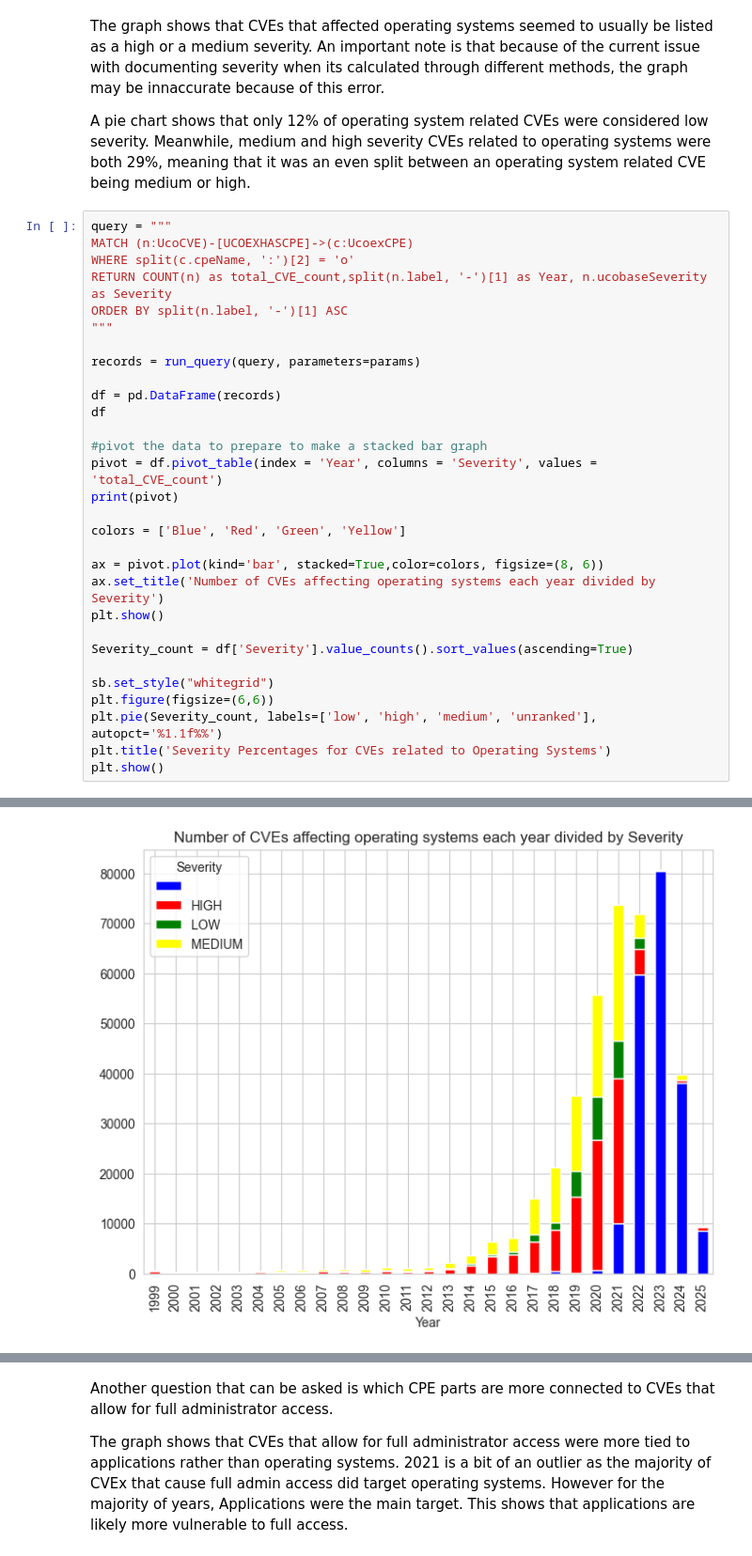
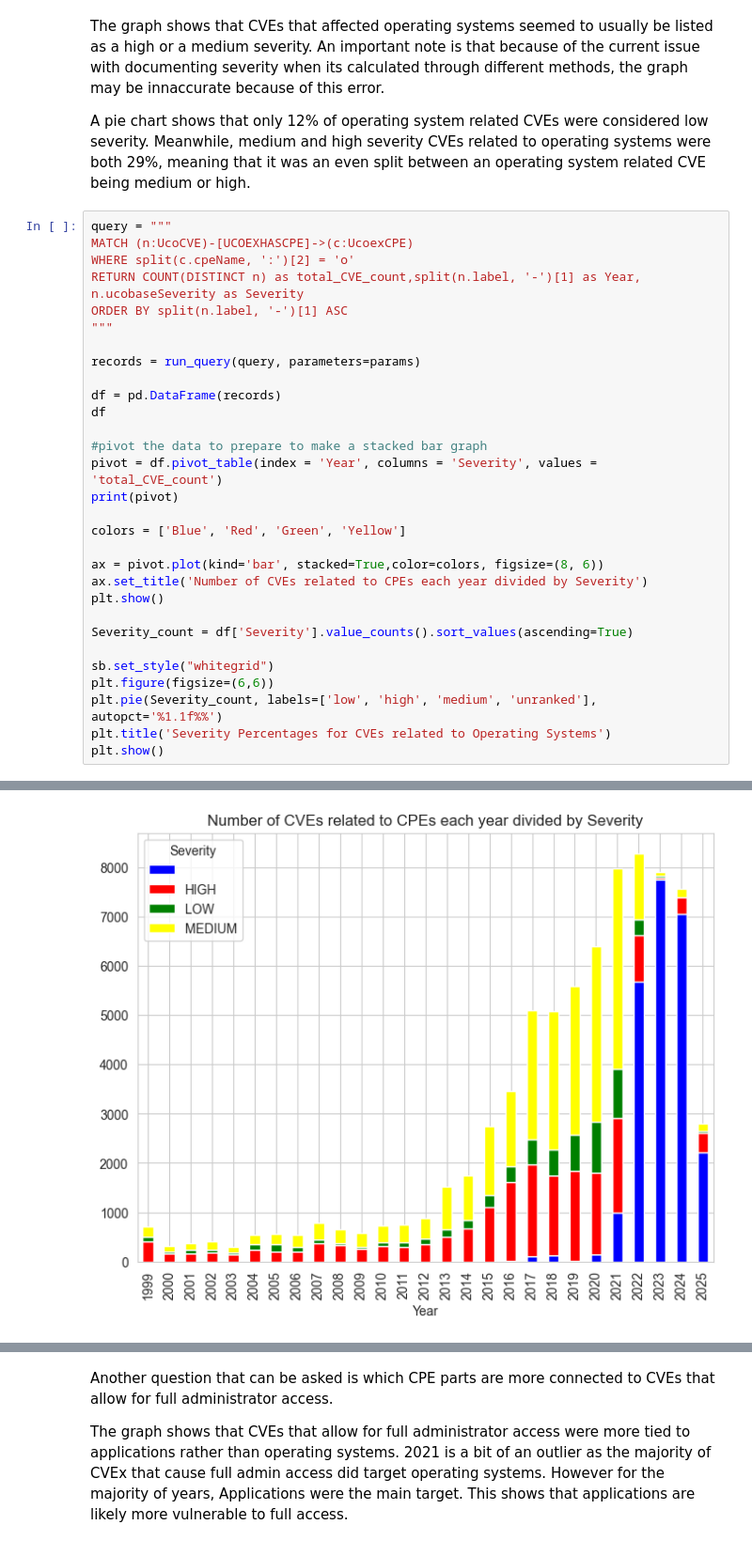
Before and after one commit to edogdu/UCKG, a Jupyter notebook: documents/notebooks/UCKG_Analysis.ipynb, the cells around one changed output, grey strips where cells are left out. Shown at 94% size. Cells and saved outputs as stored; diff of their text form.

```diff
--- a/documents/notebooks/UCKG_Analysis.ipynb
+++ b/documents/notebooks/UCKG_Analysis.ipynb
@@ -405,7 +446,7 @@ A pie chart shows that only 12% of operating system related CVEs were considered
 query = """
 MATCH (n:UcoCVE)-[UCOEXHASCPE]->(c:UcoexCPE)
 WHERE split(c.cpeName, ':')[2] = 'o'
-RETURN COUNT(n) as total_CVE_count,split(n.label, '-')[1] as Year, n.ucobaseSeverity as Severity
+RETURN COUNT(DISTINCT n) as total_CVE_count,split(n.label, '-')[1] as Year, n.ucobaseSeverity as Severity
 ORDER BY split(n.label, '-')[1] ASC
 """
 
@@ -421,7 +462,7 @@ print(pivot)
 colors = ['Blue', 'Red', 'Green', 'Yellow']
 
 ax = pivot.plot(kind='bar', stacked=True,color=colors, figsize=(8, 6))
-ax.set_title('Number of CVEs affecting operating systems each year divided by Severity')
+ax.set_title('Number of CVEs related to CPEs each year divided by Severity')
 plt.show()
 
 Severity_count = df['Severity'].value_counts().sort_values(ascending=True)
@@ -452,4 +493,4 @@ Year
-[figure, old version]
+[figure, new version]
 [figure]
 # %% [markdown]
 Another question that can be asked is which CPE parts are more connected to CVEs that allow for full administrator access.
```
Also changed, not shown: parts of 26 cells of this notebook.
